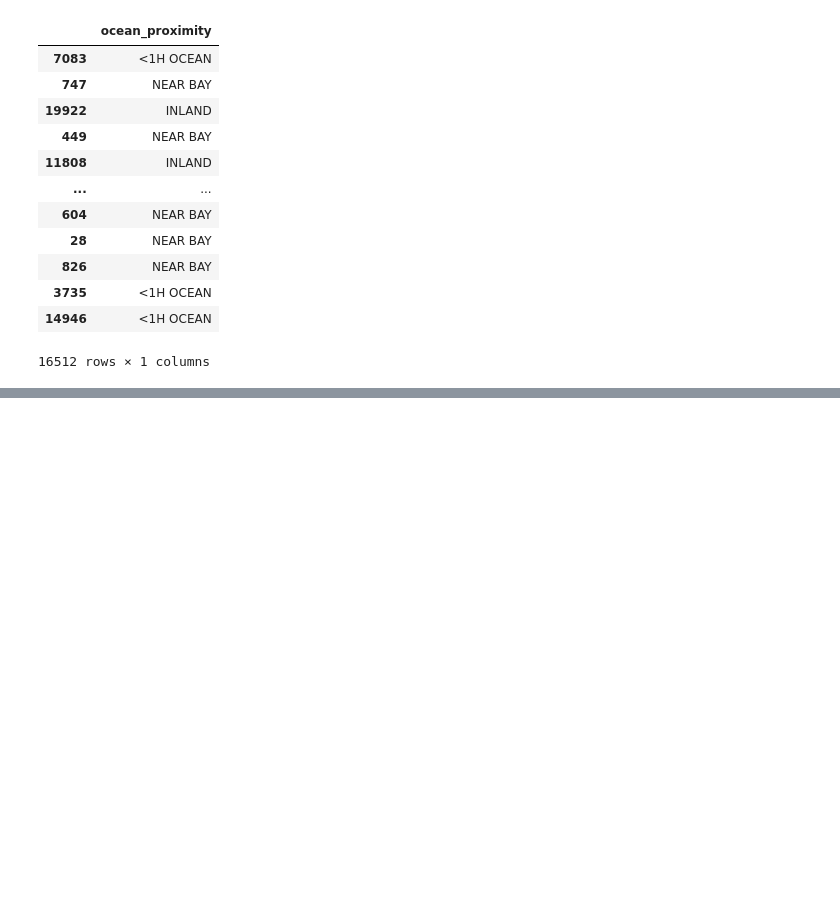
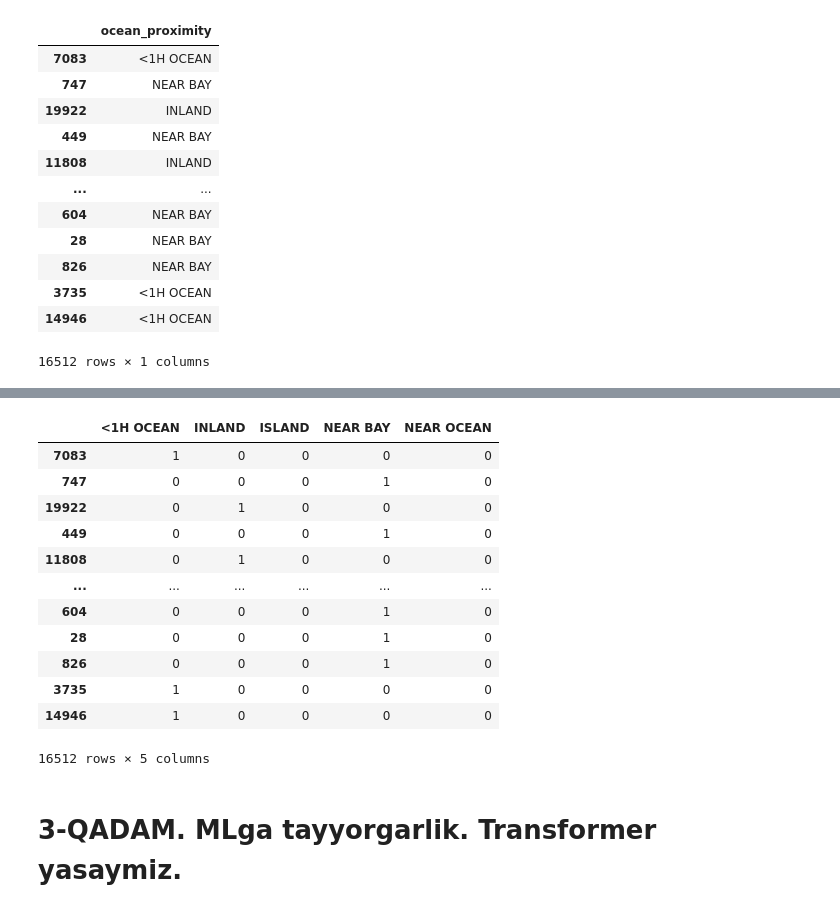
Before and after one commit to Shermukhammat/Mohirdev_Data_Science_praktikum, a Jupyter notebook: ML/scikit_learn2.ipynb, the cells around one changed output, grey strips where cells are left out. Saved outputs shown, nothing was run; the diff lists cells and outputs as text; code cells hidden in the pictures; blank space fills up the shorter version.

```diff
--- a/ML/scikit_learn2.ipynb
+++ b/ML/scikit_learn2.ipynb
@@ -249,0 +280,18 @@ array([[0.],
+# %%
+pd.get_dummies(housing_cat['ocean_proximity'])
+# %% [output]
+|  | <1H OCEAN | INLAND | ISLAND | NEAR BAY | NEAR OCEAN |
+| 7083 | 1 | 0 | 0 | 0 | 0 |
+| 747 | 0 | 0 | 0 | 1 | 0 |
+| 19922 | 0 | 1 | 0 | 0 | 0 |
+| 449 | 0 | 0 | 0 | 1 | 0 |
+| 11808 | 0 | 1 | 0 | 0 | 0 |
+| ... | ... | ... | ... | ... | ... |
+| 604 | 0 | 0 | 0 | 1 | 0 |
+| 28 | 0 | 0 | 0 | 1 | 0 |
+| 826 | 0 | 0 | 0 | 1 | 0 |
+| 3735 | 1 | 0 | 0 | 0 | 0 |
+| 14946 | 1 | 0 | 0 | 0 | 0 |
+16512 rows × 5 columns
+# %% [markdown]
+# 3-QADAM. MLga tayyorgarlik. Transformer yasaymiz.
```
Also changed, not shown: parts of 14 cells of this notebook.
